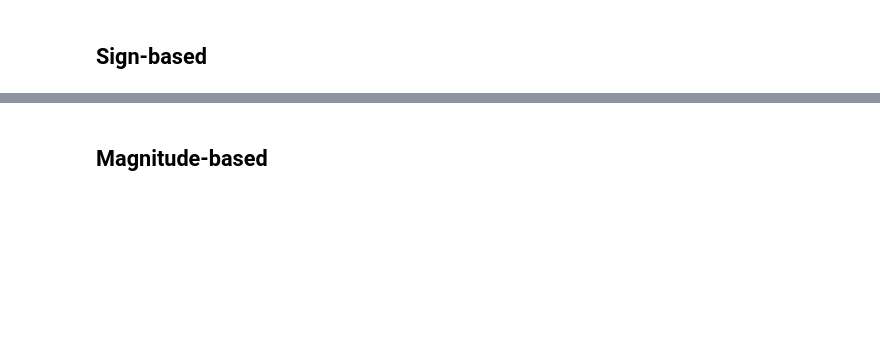
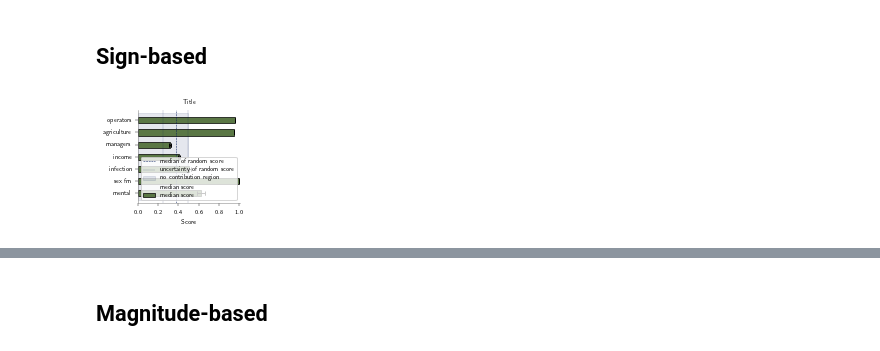
Before and after one commit to SocialComplexityLab/life2vec, a Jupyter notebook: analysis/visualisation/radar_survival.ipynb, the cells around one changed output, grey strips where cells are left out. Drawn from its saved outputs; the diff is of its cells as text; code cells hidden in the pictures; blank space fills up the shorter version.

```diff
--- a/analysis/visualisation/radar_survival.ipynb
+++ b/analysis/visualisation/radar_survival.ipynb
@@ -22,6 +46,6 @@ cmap
 # %%
 v = 4.02
-load_path =  r"../analysis/tcav/plots/%s/" %v
+load_path =  r".../analysis/tcav/plots/%s/" %v
 try:
     os.mkdir(load_path)
 except:
@@ -94,4 +118,55 @@ r_mu = stat["random"]["median"]
 r_mad = stat["random"]["b_dev"]
 for c in to_use:
     concept_dict[c] = stat[c]
+# %%
+concepts = [ "Neural Diagnosis", "Mental and Behavioural Diagnosis", "High Income",
+             "Managerial Position", "Clerical Support workers",
+             "Work in Agriculture", "Infectious Decease"]
+concepts = [k.replace("_", " ") for k in concept_dict.keys()]
+mu =  [x["median"] for x in concept_dict.values()]
+mad = [x["b_dev"]  for x in concept_dict.values()]
+q = [x["std"] for x in concept_dict.values()]
+# %%
+max_width_in_mm = 60
+max_width_in_inches = max_width_in_mm / 25.4
+max_height_in_mm = 85
+max_height_in_inch = max_height_in_mm / 25.4
+
+fig, ax = plt.subplots(1, figsize = (max_width_in_inches * 0.9, max_height_in_inch/1.75))
+
+ax.barh(y = concepts, height = 0.5, width=mu,
+        xerr=np.array(mad).T, capsize=1.5,
+        edgecolor="black", facecolor=cmap(31), ecolor="black", alpha=0., linewidth=0.7, label="median score")
+
+ax.axvline(r_mu, c=cmap(0), linestyle="--", linewidth=0.5, label ="median of random score")
+ax.axvline(r_mu + r_mad, c=cmap(0), linestyle="dashed", linewidth=0.2, label="uncertainty of random score")
+ax.axvline(r_mu - r_mad, c=cmap(0), linestyle="dashed", linewidth=0.2)
+
+ax.fill_betweenx(y=[ax.get_ylim()[0], ax.get_ylim()[1]], x1=r_mu + r_mad, x2=0, color=cmap(0), alpha=0.1, label="no contribution region")
+
+### data
+ax.barh(y = concepts, height = 0.5, width=mu,
+        xerr=np.array(mad).T, capsize=2,
+        edgecolor="black", facecolor=cmap(31), ecolor="black", alpha=1., linewidth=0.7, label="median score",
+        error_kw={'elinewidth':1, 'ecolor':'black'} )
+
+ax.tick_params(axis= "x", which="major", width=0.4, length = 3, direction="out")
+ax.tick_params(axis= "y", which="major", width=0.4, length = 3, direction="out")
+ax.tick_params(axis= "y", which="minor", width=0, length =0)
+ax.set_xlim([0,1.01])
+
+ax.xaxis.set_major_locator(MultipleLocator(0.2))
+ax.set_ylim(ax.get_ylim()[0]+0.1, ax.get_ylim()[1]-0.1)
+
+ax.tick_params(which="both", top=False, right=False)
+ax.set_title("Title")
+ax.set_xlabel("Score")
+ax.legend()
+
+sns.despine()
+plt.tight_layout()
+fig.savefig(load_path + "tcav_simple1.pdf", format="pdf")
+plt.show()
+# %% [output]
+[figure, added]
 # %%
```
Also changed, not shown: parts of 7 cells of this notebook, 19 other files.
